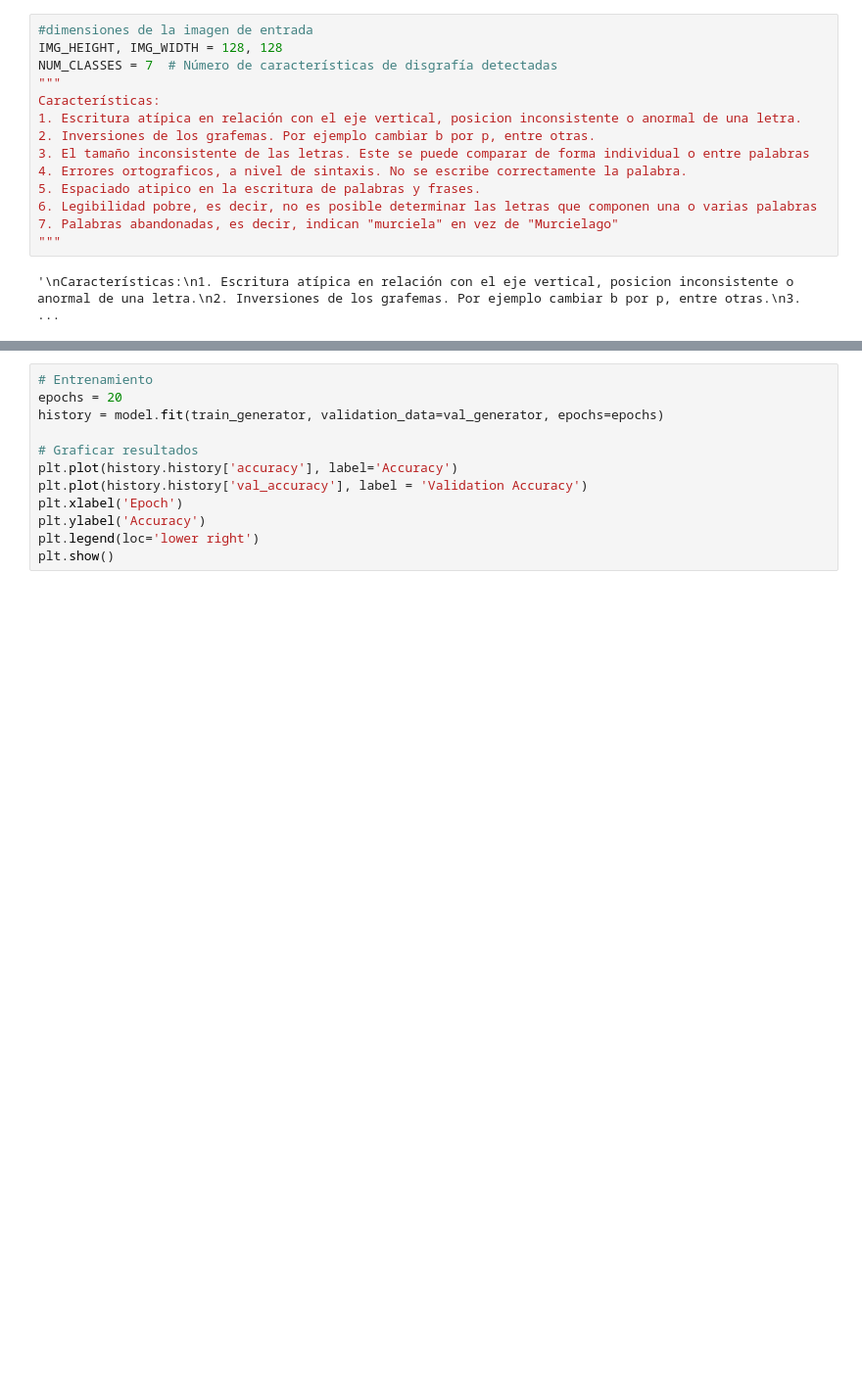
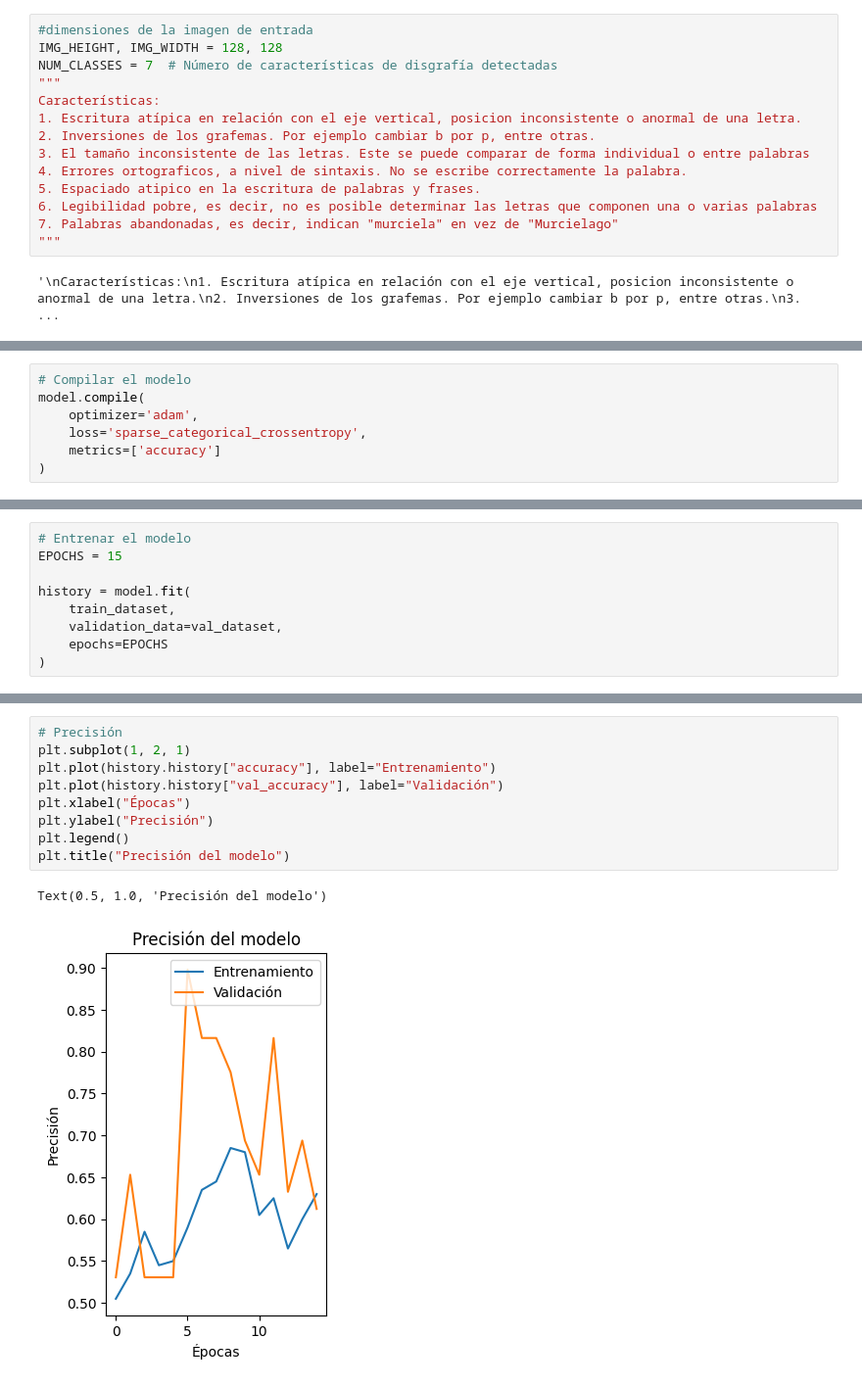
Before and after one commit to E-Daniel-Prada/dysgraphia-detection-crnn, a Jupyter notebook: dysgraphia_detection_crnn.ipynb, the cells around one changed output, grey strips where cells are left out. Shown at 98% size. Cells and saved outputs as stored; diff of their text form; blank space fills up the shorter version.

```diff
--- a/dysgraphia_detection_crnn.ipynb
+++ b/dysgraphia_detection_crnn.ipynb
@@ -107,0 +138,7 @@ val_generator = datagen.flow_from_directory(
+# %%
+# Compilar el modelo
+model.compile(
+    optimizer='adam',
+    loss='sparse_categorical_crossentropy',
+    metrics=['accuracy']
+)
@@ -107,0 +170,9 @@ val_generator = datagen.flow_from_directory(
+# %%
+# Entrenar el modelo
+EPOCHS = 15
+
+history = model.fit(
+    train_dataset,
+    validation_data=val_dataset,
+    epochs=EPOCHS
+)
@@ -108,12 +203,12 @@ val_generator = datagen.flow_from_directory(
 # %%
-# Entrenamiento
-epochs = 20
-history = model.fit(train_generator, validation_data=val_generator, epochs=epochs)
-
-# Graficar resultados
-plt.plot(history.history['accuracy'], label='Accuracy')
-plt.plot(history.history['val_accuracy'], label = 'Validation Accuracy')
-plt.xlabel('Epoch')
-plt.ylabel('Accuracy')
-plt.legend(loc='lower right')
-plt.show()
+# Precisión
+plt.subplot(1, 2, 1)
+plt.plot(history.history["accuracy"], label="Entrenamiento")
+plt.plot(history.history["val_accuracy"], label="Validación")
+plt.xlabel("Épocas")
+plt.ylabel("Precisión")
+plt.legend()
+plt.title("Precisión del modelo")
+# %% [output]
+Text(0.5, 1.0, 'Precisión del modelo')
+[figure, added]
```
Also changed, not shown: parts of 16 cells of this notebook.
